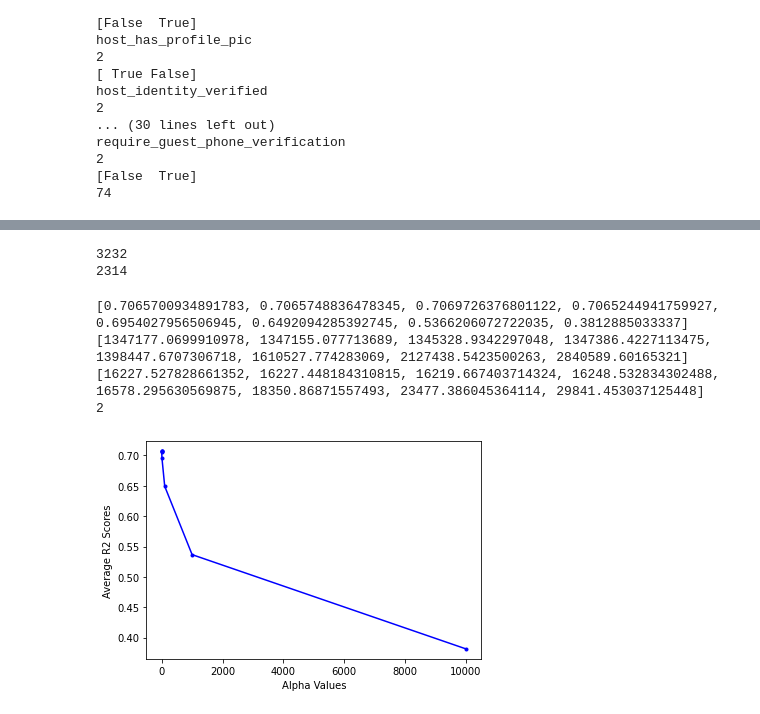
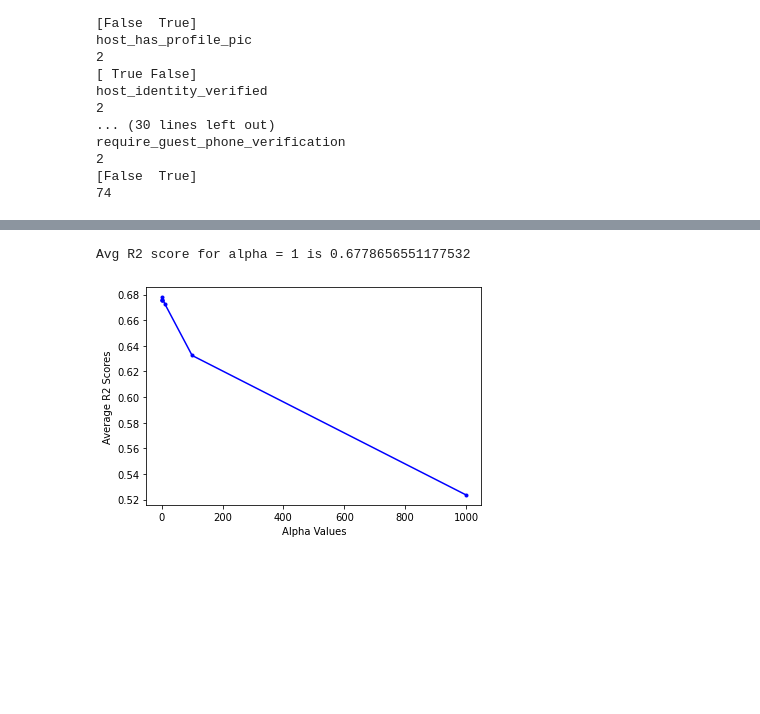
Before and after one commit to mai0elkady/Boston_airbnb_data_analysis, a Jupyter notebook: Boston_airbnb.ipynb, the cells around one changed output, grey strips where cells are left out. Saved outputs shown, nothing was run; the diff lists cells and outputs as text; code cells hidden in the pictures; blank space fills up the shorter version.

```diff
--- a/Boston_airbnb.ipynb
+++ b/Boston_airbnb.ipynb
@@ -258,7 +259,9 @@ cat_df = cat_df.drop('amenities', axis=1)
 # %%
 #reorganize the coloumns
 quant_cols = quant_df.columns.tolist()
-quant_cols = quant_cols[-5:] + quant_cols[:-5]
+price_index = quant_cols.index('price')
+print(price_index)
+quant_cols = quant_cols[price_index+1:] + quant_cols[:price_index+1]
 print(quant_cols)
 quant_df = quant_df[quant_cols]
 # %% [output]
@@ -388,5 +392,3 @@ require_guest_phone_verification
 2
 [False  True]
 74
-# %%
-cat_df_with_dummies = pd.get_dummies(cat_df,dummy_na=True)
@@ -426,0 +395,16 @@ print(len(X))
+# %%
+def get_training_data(cat_df,quant_df,impute,dummies):
+  cat_df_with_dummies = pd.get_dummies(cat_df,dummy_na=dummies)
+  all_data = pd.merge(cat_df_with_dummies,quant_df, left_index=True, right_index=True)
+  n,d = len(all_data), len(all_data.columns)
+  if(impute==0):
+    all_data_no_na = all_data.dropna(axis=0,how='any')
+    print(str(n-len(all_data_no_na))+" rows that contain missing values were dropped")
+  else:
+    fill_mean = lambda col: col.fillna(col.mean())
+    all_data_no_na = all_data.apply(fill_mean,axis = 0)
+  y = all_data_no_na['price']
+  X = all_data_no_na.drop(columns=['price'])
+
+  return X,y,all_data
+X,y,all_data = get_training_data(cat_df,quant_df,impute = 0,dummies=True) #first try with dropping rows with missing values
@@ -511,27 +495,13 @@ def plot_r2_vs_alphas(avg_r2_scores,alphas):
   plt.xlabel("Alpha Values")
   plt.ylabel("Average R2 Scores")
 # %%
-print(len(all_data))
-
-print(len(all_data_no_na))
-
-alphas = [0.0001 ,0.001, 0.1, 1, 10, 100, 1000, 10000]
+alphas = [0.0001 ,0.001, 0.1, 1, 10, 100, 1000]
 random_seed = 42
-n_splits = 1
+n_splits = 5
 avg_r2_scores, avg_rss, avg_diff = ridge_reg_training(X,y,alphas,random_seed,n_splits)
-print(avg_r2_scores)
-print(avg_rss)
-print(avg_diff)
 plot_r2_vs_alphas(avg_r2_scores,alphas)
 max_index = np.argmax(avg_r2_scores)
-print(max_index)
-#plot_r2_vs_alphas(avg_rss,alphas)
-#plot_r2_vs_alphas(avg_diff,alphas)
+print("Avg R2 score for alpha = "+str(alphas[max_index])+" is "+str(avg_r2_scores[max_index]))
 # %% [output]
-3232
-2314
+Avg R2 score for alpha = 1 is 0.6778656551177532
-[0.7065700934891783, 0.7065748836478345, 0.7069726376801122, 0.7065244941759927, 0.6954027956506945, 0.6492094285392745, 0.5366206072722035, 0.3812885033337]
-[1347177.0699910978, 1347155.077713689, 1345328.9342297048, 1347386.4227113475, 1398447.6707306718, 1610527.774283069, 2127438.5423500263, 2840589.60165321]
-[16227.527828661352, 16227.448184310815, 16219.667403714324, 16248.532834302488, 16578.295630569875, 18350.86871557493, 23477.386045364114, 29841.453037125448]
-2
-[figure, old version]
+[figure, new version]
```
Also changed, not shown: parts of 25 cells of this notebook.
